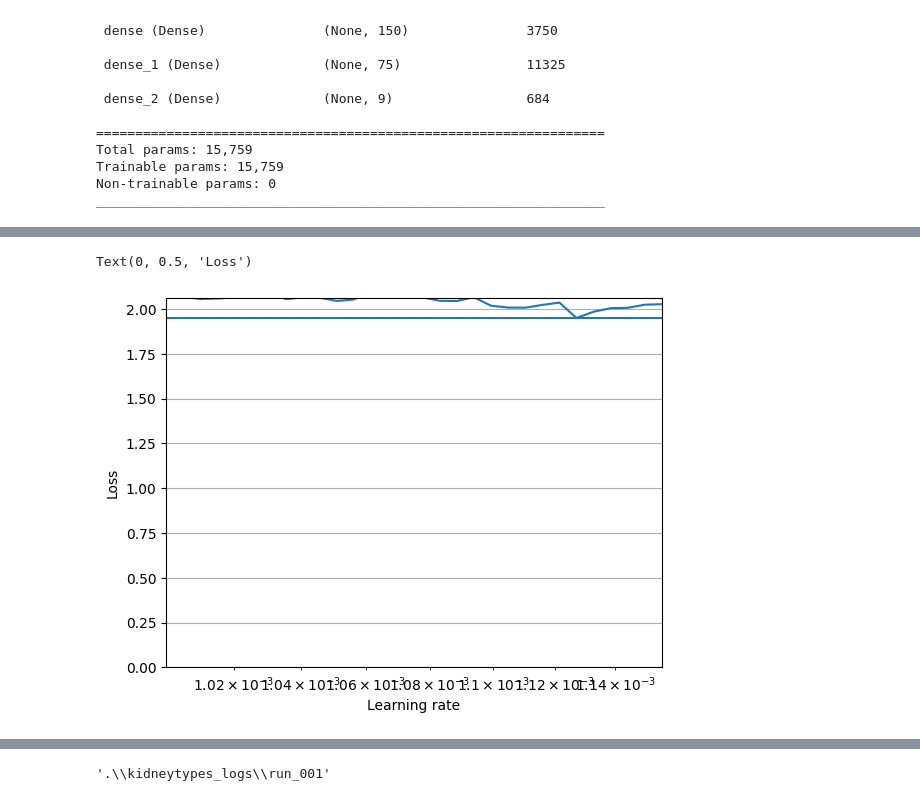
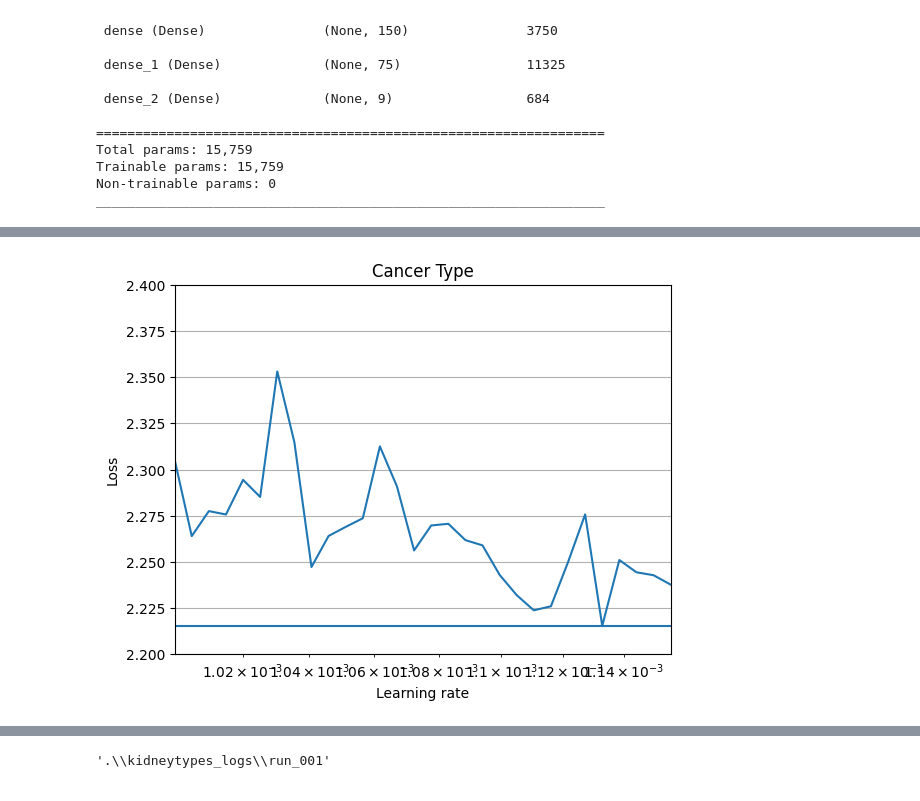
Before and after one commit to markl02/Math-4570-Oncology-ML-, a Jupyter notebook: Scripts/MultiClassModel.ipynb, the cells around one changed output, grey strips where cells are left out. Saved outputs shown, nothing was run; the diff lists cells and outputs as text; code cells hidden in the pictures.

```diff
--- a/Scripts/MultiClassModel.ipynb
+++ b/Scripts/MultiClassModel.ipynb
@@ -169,14 +179,15 @@ Epoch 5/5
 # %%
 plt.plot(expon_lr.rates, expon_lr.losses)
 plt.gca().set_xscale('log')
 plt.hlines(min(expon_lr.losses), min(expon_lr.rates), max(expon_lr.rates))
-plt.axis([min(expon_lr.rates), max(expon_lr.rates), 0, expon_lr.losses[0]])
+plt.axis([min(expon_lr.rates), max(expon_lr.rates), 2.2, 2.4])
 plt.grid()
 plt.xlabel("Learning rate")
 plt.ylabel("Loss")
+plt.title('Cancer Type')
+plt.savefig('multiclass_loss.png')
 # %% [output]
-Text(0, 0.5, 'Loss')
-[figure, old version]
+[figure, new version]
 # %%
 print("Min Loss: " + str(min(expon_lr.losses)))
 print("Best learning rate: " + str(expon_lr.rates[np.argmin(expon_lr.losses)]))
```
Also changed, not shown: parts of 10 cells of this notebook, 1 other file.
